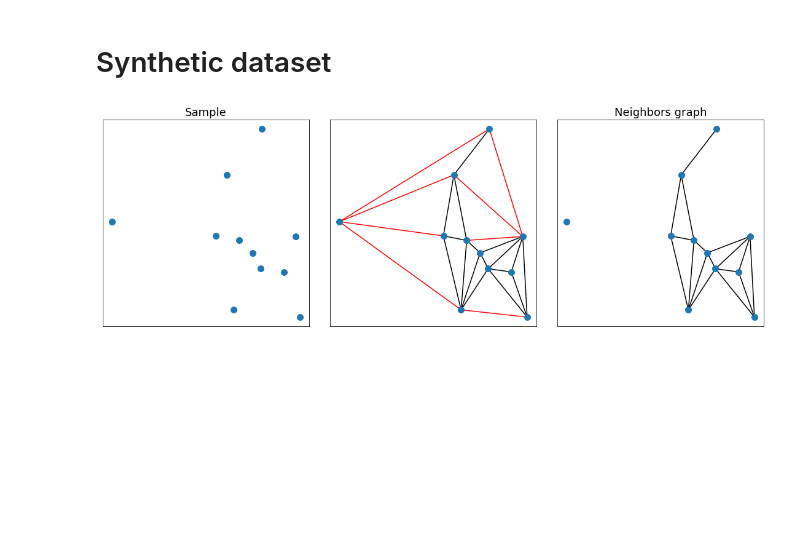
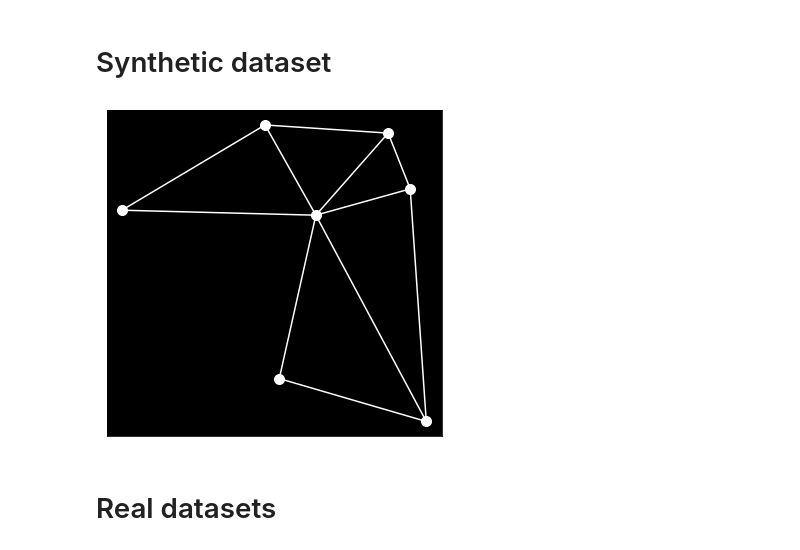
Before and after one commit to santi-rodriguez/nfinder, a Jupyter notebook: examples.ipynb, the cells around one changed output. Saved outputs shown, nothing was run; the diff lists cells and outputs as text; code cells hidden in the pictures; blank space fills up the shorter version.

Commit message:
Add plotting functions in 2D and 3D

```diff
--- a/examples.ipynb
+++ b/examples.ipynb
@@ -5,37 +3,19 @@ import matplotlib.pyplot as plt
 # %% [markdown]
 # Synthetic dataset
 # %%
-seed = np.random.seed(0)
-points = np.random.normal(loc=10, scale=2, size=(11, 2))#np.array([[0, 1], [2, 3], [2, 2], [1, 1], [1,0]])
+#Generate random dataset
+import numpy as np
 
-df_edges, thresholds = nfinder.edgeprops(points)
+seed = np.random.seed(20)
+points = np.random.normal(size=(7, 2))
+
+#Find neighbors graph
 edges = nfinder.neighbors_graph(points)
-# %%
-titlesize = 18
-dot_size, dot_color = 10, 'tab:blue'
-
-fig, axes = plt.subplots(1, 3, figsize=(3*5, 5), sharex=True, sharey=True)
-
-axes[0].set_title('Sample', size=titlesize)
-for source, target, isNeighbor in np.array(df_edges[['source', 'target', 'isNeighbor']]):
-  if isNeighbor:
-    color='black'
-  else:
-    color='red'
-  axes[1].plot([points[source][0], points[target][0]], [points[source][1], points[target][1]], ls='-',
-               color=color)
-
-axes[2].set_title('Neighbors graph', size=titlesize)
-for source, target in edges:
-  axes[2].plot([source[0], target[0]], [source[1], target[1]], ls='-', color='black')
-
-for ax in axes:
-  ax.plot(points[:, 0], points[:, 1], 'o', markersize=dot_size, color=dot_color)
-  ax.set(xticks=[], yticks=[])
-
-plt.tight_layout(pad=0)
-fig.subplots_adjust(wspace=0.1)
-plt.show()
-# %% [output]
-[figure, removed]
+# %%
+#Plot results
+ax = nfinder.plot_neighbors_graph(points, edges, node_size=10)
+# %% [output]
+[figure, added]
+# %% [markdown]
+# Real datasets
 # %% [markdown]
```
Also changed, not shown: parts of 7 cells of this notebook, 4 other files.
